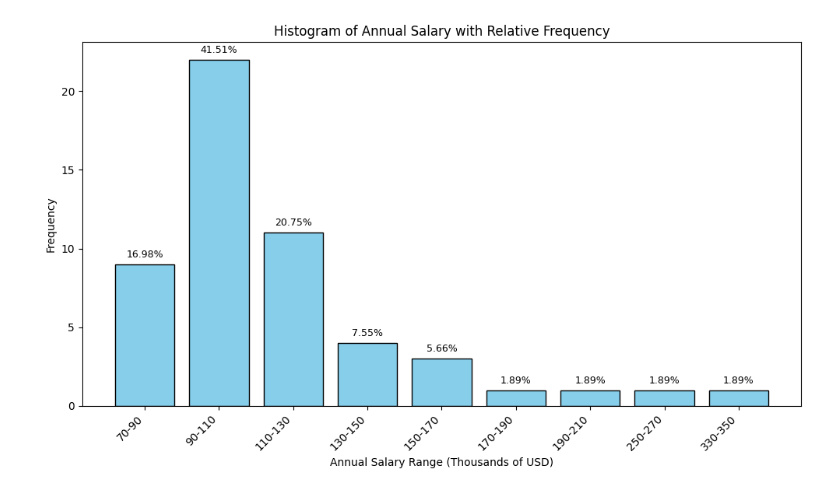
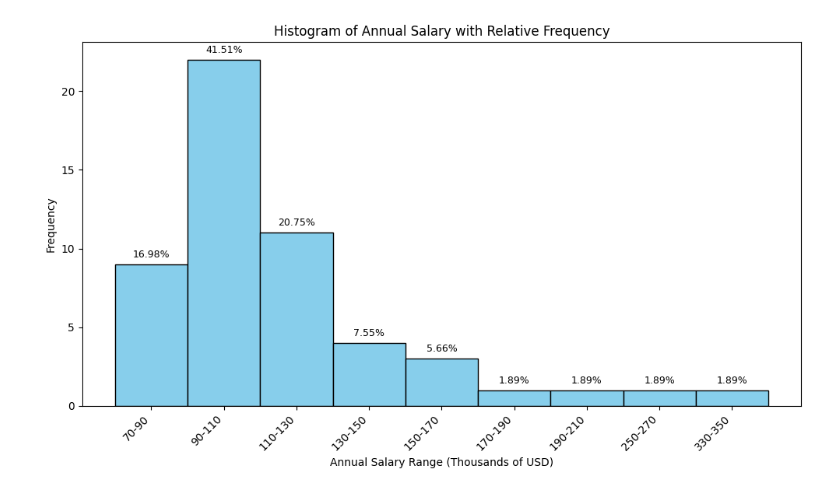
Before and after one commit to mvkasner-cloud/Numerical-Distributions, a Jupyter notebook: NumericalDistributions.ipynb, the cells around one changed output. Saved outputs shown, nothing was run; the diff lists cells and outputs as text; code cells hidden in the pictures.

```diff
--- a/NumericalDistributions.ipynb
+++ b/NumericalDistributions.ipynb
@@ -6,19 +6,17 @@ import matplotlib.pyplot as plt
 file_path = r'F:\Statistics for Data Analysis\Statistics+for+Data+Analysis_MY\SQL\Statistics for Data Analysis.xlsx'
 sheet_name = 'Numerical Distributions'
 column_name = 'Annual Salary (Thousands of USD)'
+step = 20
+start = 70
 
 df = pd.read_excel(file_path, sheet_name=sheet_name)
 salaries = df[column_name].dropna()
 
-# Define the bin step and starting point
-step = 20
-start = 70
+# BINNING
+df['BinStart'] = ((salaries - start) // step) * step + start
+df['BinStart'] = df['BinStart'].astype(int)
 
-# Calculate BinStart for each salary
-df['BinStart'] = ((salaries - start) // step) * step + start
-df['BinStart'] = df['BinStart'].astype(int)  # ensure integer
-
-# Group by BinStart and count frequency
+# FREQUENCY TABLE
 table = (
     df.groupby('BinStart')
       .size()
@@ -27,26 +25,36 @@ table = (
       .reset_index(drop=True)
 )
 
-# Add BinEnd and Label columns
 table['BinEnd'] = table['BinStart'] + step
 table['Annual Salary Range'] = table['BinStart'].astype(str) + '-' + table['BinEnd'].astype(str)
 
-# CALCULATE RELATIVE & CUMULATIVE FREQUENCY
-table['RelFreq, %'] = (table['Frequency'] / table['Frequency'].sum() * 100).round(2)
-table['CumRelFreq, %'] = table['RelFreq, %'].cumsum().round(2)
+# RELATIVE FREQUENCY
+rel_freq = (table['Frequency'] / table['Frequency'].sum()) * 100
+cum_rel_freq = rel_freq.cumsum()
 
-# Reorder columns
+
+table['RelFreq, %'] = rel_freq.map(lambda x: f"{x:.2f}")
+table['CumRelFreq, %'] = cum_rel_freq.map(lambda x: f"{x:.2f}")
+
 table = table[['Annual Salary Range', 'Frequency', 'RelFreq, %', 'CumRelFreq, %']]
 
 # DISPLAY TABLE
 print(table)
 
-# PLOT HISTOGRAM
+# --- PLOT HISTOGRAM ---
+rel_freq_display = rel_freq.round(2)
+
 fig, ax = plt.subplots(figsize=(10, 6))
-bars = ax.bar(table['Annual Salary Range'], table['Frequency'], color='skyblue', edgecolor='black')
+bars = ax.bar(
+    table['Annual Salary Range'],
+    table['Frequency'],
+    color='skyblue',
+    edgecolor='black',
+    width=1.0
+)
 
-# Add relative frequency labels above each bar
-for bar, rf in zip(bars, table['RelFreq, %']):
+# Add labels
+for bar, rf in zip(bars, rel_freq_display):
     height = bar.get_height()
     ax.text(bar.get_x() + bar.get_width() / 2, height + 0.3, f"{rf:.2f}%",
             ha='center', va='bottom', fontsize=9)
@@ -72 +80 @@ plt.show()
-[figure, old version]
+[figure, new version]
```
Also changed, not shown: parts of 1 cell of this notebook.
